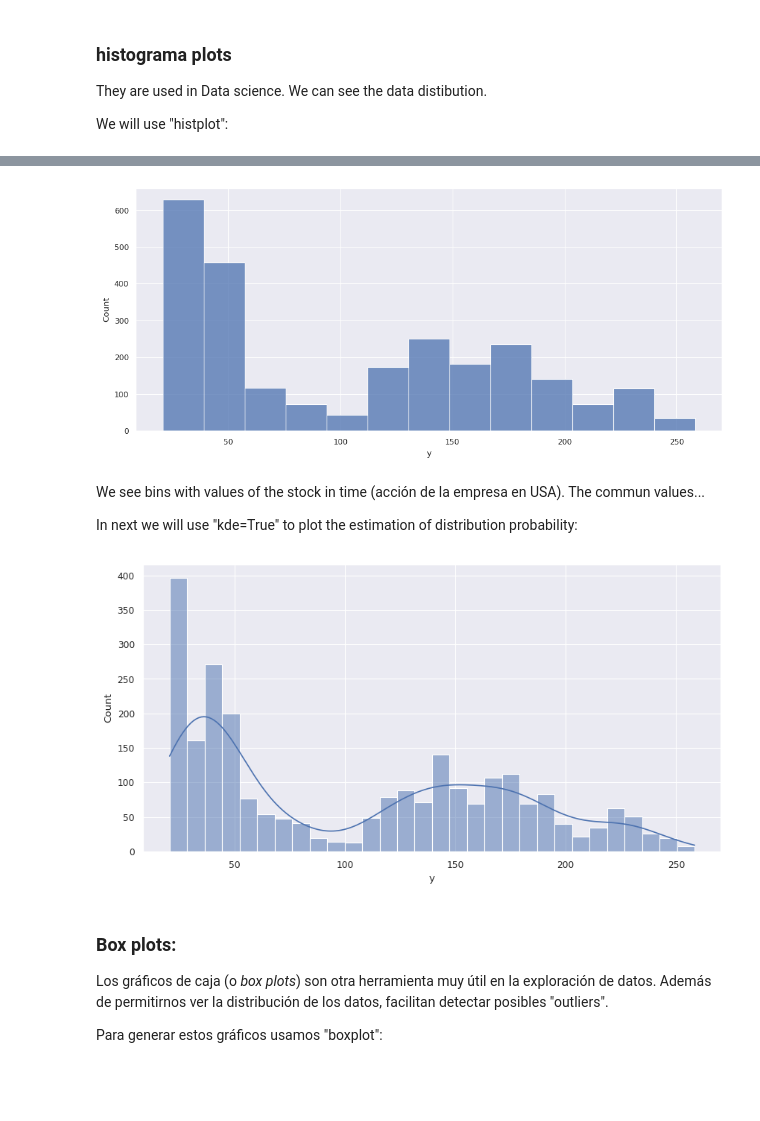
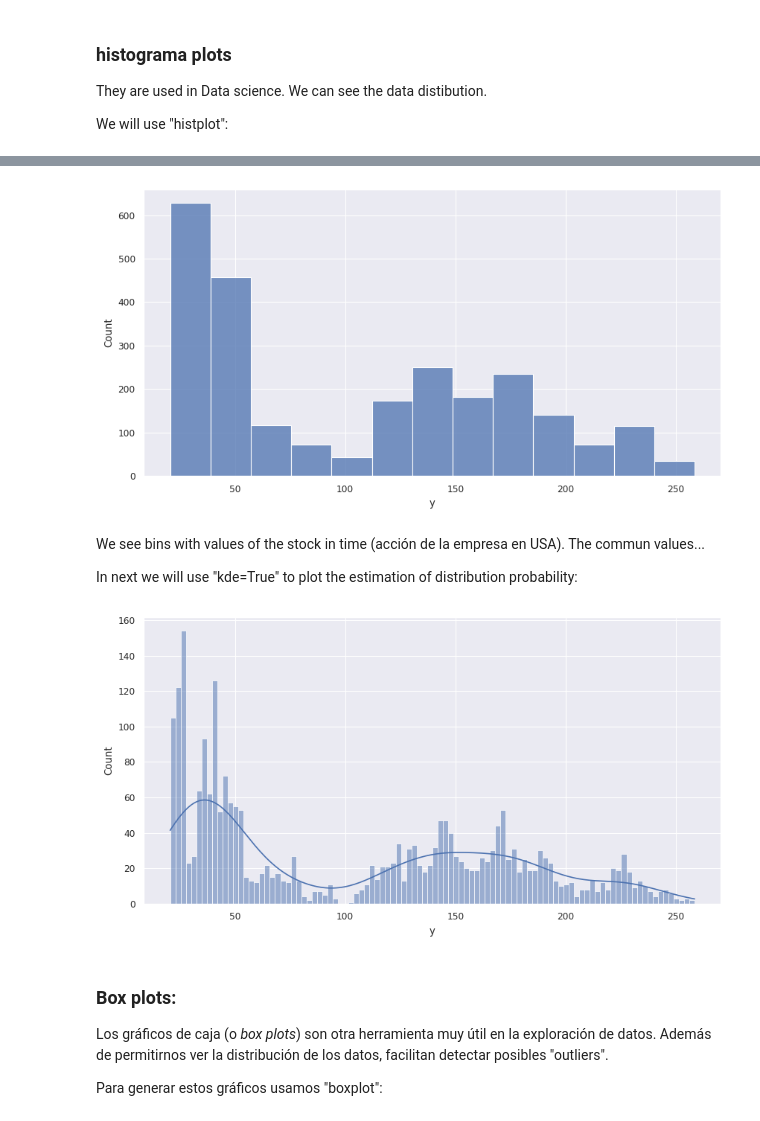
Before and after one commit to Alejandro-UDEA/Fisica_Computacional_Estudiante, a Jupyter notebook: Sesiones/seaborn/15_seaborn.ipynb, the cells around one changed output, grey strips where cells are left out. Cells and saved outputs as stored; diff of their text form; code cells hidden in the pictures; blank space fills up the shorter version.

```diff
--- a/Sesiones/seaborn/15_seaborn.ipynb
+++ b/Sesiones/seaborn/15_seaborn.ipynb
@@ -347,8 +381,8 @@ We will use "histplot":
 # %%
-fig, ax = plt.subplots(figsize=(12, 5))
+fig, ax = plt.subplots(figsize=(10, 5))
 sns.histplot(data=df_apple, x='y', ax=ax);
 # %% [output]
-[figure, old version]
+[figure, new version]
 # %% [markdown]
 We see bins with values of the stock in time (acción de la empresa en USA). The commun values...
 
@@ -356,9 +390,9 @@ In next we will use "kde=True" to plot the estimation of distribution probabilit
 # %%
 # Gráfico de histograma con KDE
 fig, ax = plt.subplots(figsize=(10, 5))
-sns.histplot(data=df_apple, x='y', bins=30, ax=ax, kde=True);
+sns.histplot(data=df_apple, x='y', bins=100, ax=ax, kde=True);
 # %% [output]
-[figure, old version]
+[figure, new version]
 # %% [markdown]
 ### Box plots:
 Los gráficos de caja (o *box plots*) son otra herramienta muy útil en la exploración de datos. Además de permitirnos ver la distribución de los datos, facilitan detectar posibles "outliers".
```
Also changed, not shown: parts of 13 cells of this notebook, 1 other file.
